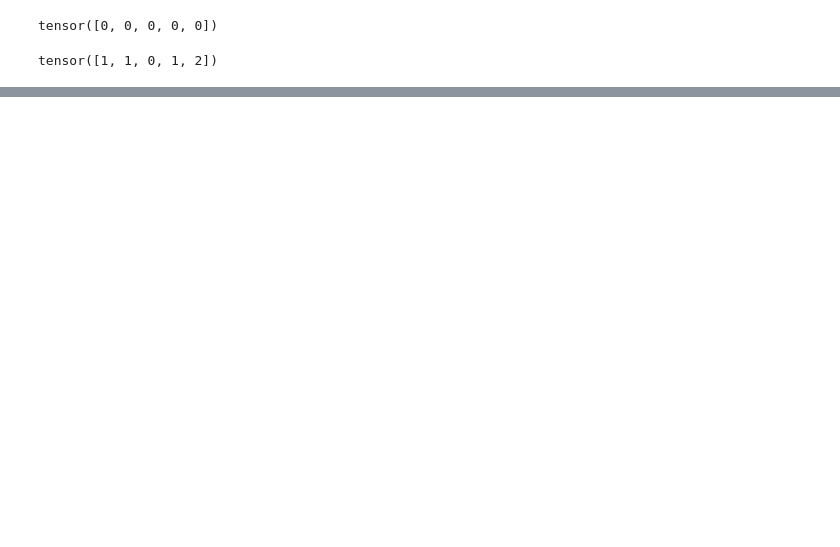
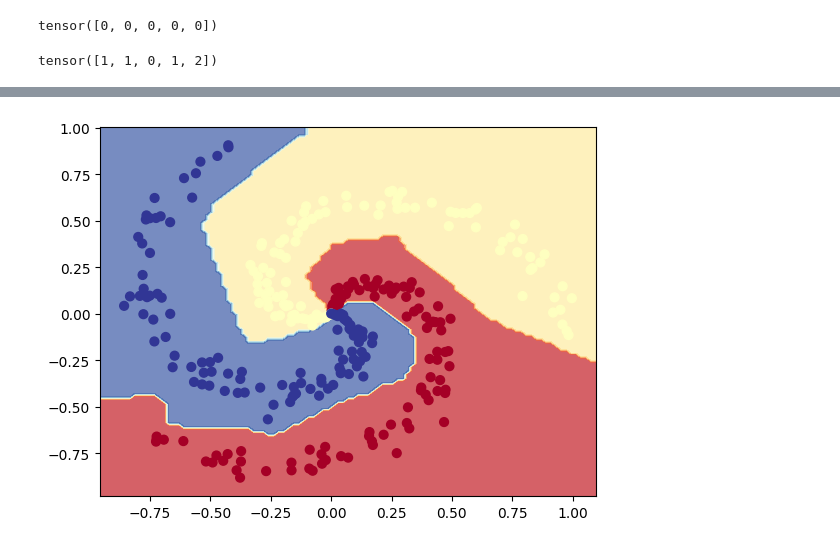
Before and after one commit to gsimassouza/pytorch-deep-learning, a Jupyter notebook: extras/exercises/02_pytorch_classification_exercises.ipynb, the cells around one changed output, grey strips where cells are left out. Saved outputs shown, nothing was run; the diff lists cells and outputs as text; code cells hidden in the pictures; blank space fills up the shorter version.

```diff
--- a/extras/exercises/02_pytorch_classification_exercises.ipynb
+++ b/extras/exercises/02_pytorch_classification_exercises.ipynb
@@ -531,12 +540,12 @@ y_logits = model_1(X[:5])
 print(y_logits)
 
 print("Pred probs:")
-y_probs = torch.softmax(y_logits, 1)
+y_probs = torch.softmax(y_logits, dim=1)
 print(y_probs)
 print(y_probs[0, :].sum()) #checking if softmax sums up to 1 joining all classes
 
 print("Pred labels:")
-y_labels = y_probs.max(1).indices
+y_labels = y_probs.argmax(dim=1)
 print(y_labels)
 # %% [output]
 Logits:
@@ -633,0 +666,6 @@ y_logits = torch.softmax(y_logits, dim=1)
+# %%
+optimizer = optim.Adam(params=model_0.parameters(),
+                       lr=0.1)
+train_multi_class_model(model_0, optimizer)
+plot_decision_boundary(model_0, X, y)
+# %% [output]
@@ -633,0 +682 @@ y_logits = torch.softmax(y_logits, dim=1)
+[figure, added]
```
Also changed, not shown: parts of 25 cells of this notebook.
